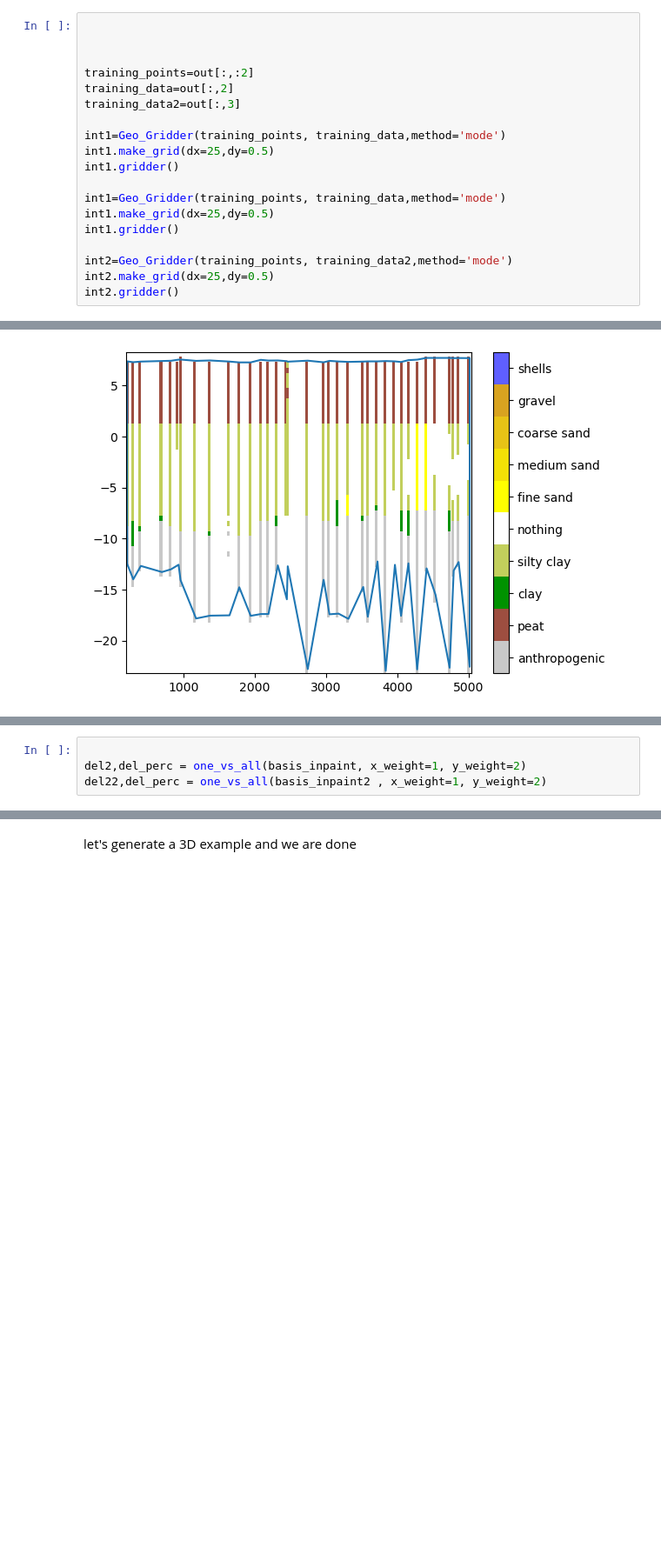
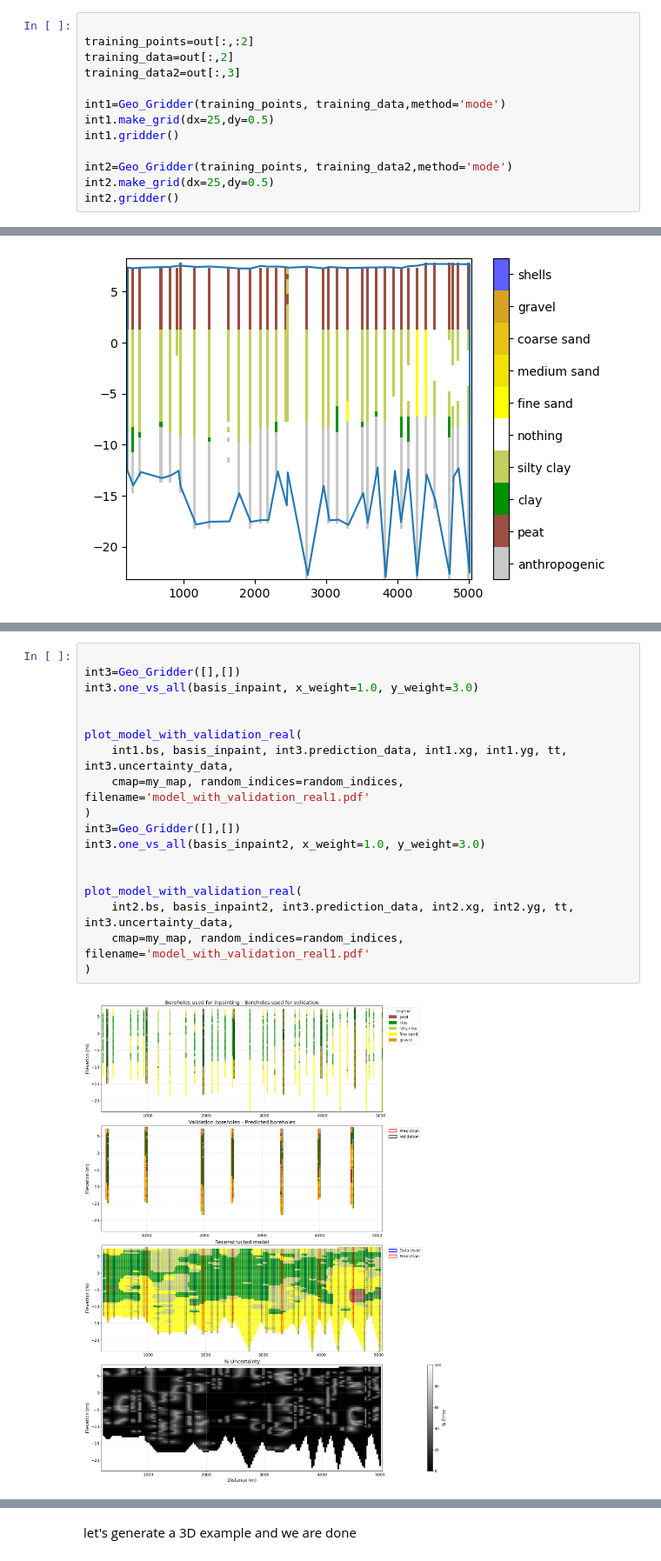
Before and after one commit to mariosgeo/Geology, a Jupyter notebook: demo.ipynb, the cells around one changed output, grey strips where cells are left out. Shown at 87% size. Drawn from its saved outputs; the diff is of its cells as text; blank space fills up the shorter version.

```diff
--- a/demo.ipynb
+++ b/demo.ipynb
@@ -1081,6 +933,4 @@ The next section is meant to take real coordaitnes and distribute tehm in some s
 # %%
-
-
 
 training_points=out[:,:2]
 training_data=out[:,2]
@@ -1090,10 +940,6 @@ int1=Geo_Gridder(training_points, training_data,method='mode')
 int1.make_grid(dx=25,dy=0.5)
 int1.gridder()
 
-int1=Geo_Gridder(training_points, training_data,method='mode')
-int1.make_grid(dx=25,dy=0.5)
-int1.gridder()
-
 int2=Geo_Gridder(training_points, training_data2,method='mode')
 int2.make_grid(dx=25,dy=0.5)
 int2.gridder()
@@ -1149,4 +993,20 @@ basis_inpaint2[:, random_indices] = np.nan  # Set the selected indices to NaN
 # %%
 
-del2,del_perc = one_vs_all(basis_inpaint, x_weight=1, y_weight=2)
-del22,del_perc = one_vs_all(basis_inpaint2 , x_weight=1, y_weight=2)
+int3=Geo_Gridder([],[])
+int3.one_vs_all(basis_inpaint, x_weight=1.0, y_weight=3.0)
+
+
+plot_model_with_validation_real(
+	int1.bs, basis_inpaint, int3.prediction_data, int1.xg, int1.yg, tt, int3.uncertainty_data,
+	cmap=my_map, random_indices=random_indices, filename='model_with_validation_real1.pdf'
+)
+int3=Geo_Gridder([],[])
+int3.one_vs_all(basis_inpaint2, x_weight=1.0, y_weight=3.0)
+
+
+plot_model_with_validation_real(
+	int2.bs, basis_inpaint2, int3.prediction_data, int2.xg, int2.yg, tt, int3.uncertainty_data,
+	cmap=my_map, random_indices=random_indices, filename='model_with_validation_real1.pdf'
+)
+# %% [output]
+[figure, added]
```
Also changed, not shown: parts of 45 cells of this notebook, 2 other files.
